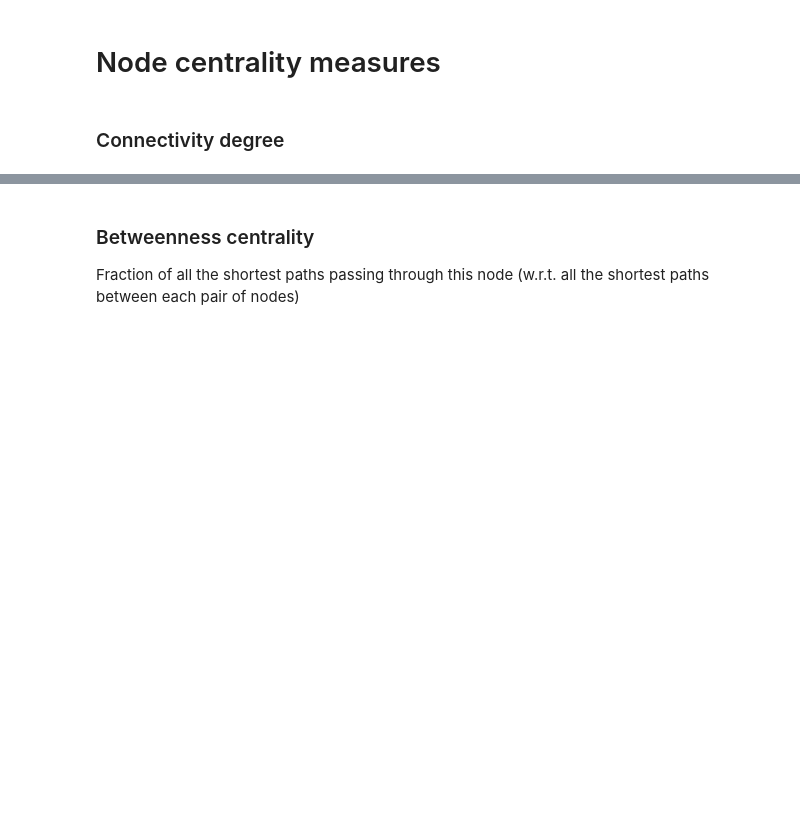
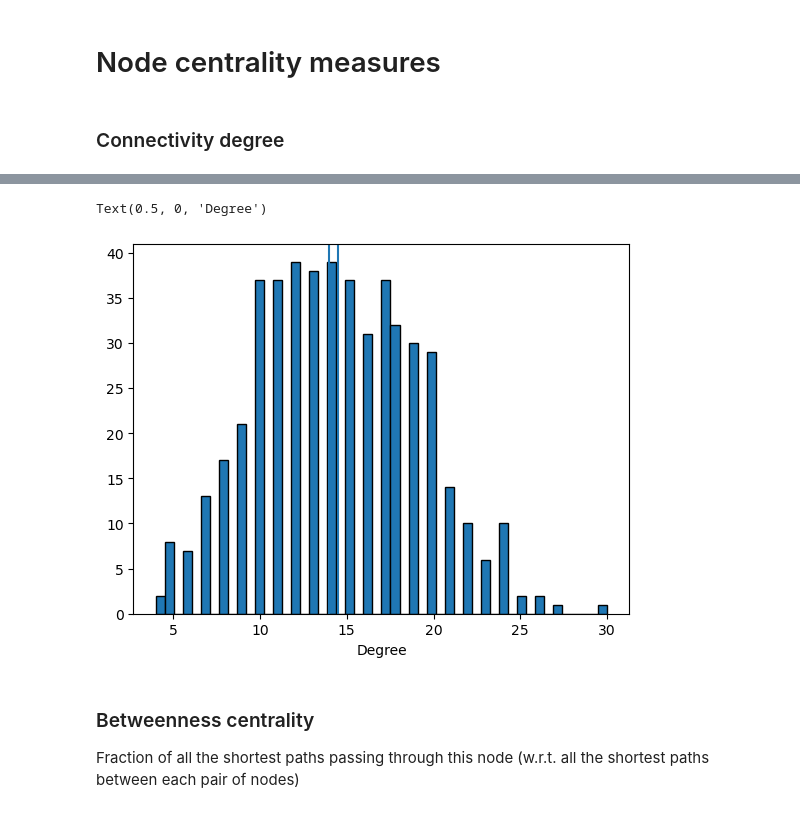
Before and after one commit to FilippoContessa/CNLab, a Jupyter notebook: 02_centrality_measures_and_markov_process.ipynb, the cells around one changed output, grey strips where cells are left out. Cells and saved outputs as stored; diff of their text form; code cells hidden in the pictures; blank space fills up the shorter version.

```diff
--- a/02_centrality_measures_and_markov_process.ipynb
+++ b/02_centrality_measures_and_markov_process.ipynb
@@ -271,3 +328,12 @@ plt.xlabel("Degree")
+# %%
+plt.hist(degree_centrality(A_SBM)[1], bins=50,edgecolor='black')
+plt.axvline(np.mean(degree_centrality(A_SBM)[1]))
+plt.axvline(np.median(degree_centrality(A_SBM)[1]))
+plt.xlabel("Degree")
+# Non è gaussiana in quanto i numeri non possono essere negativi, e quindi un po' di prob va a dx non potendo andare a sx
+# %% [output]
+Text(0.5, 0, 'Degree')
+[figure, added]
 # %% [markdown]
 ### Betweenness centrality
 Fraction of all the shortest paths passing through this node (w.r.t. all the shortest paths between each pair of nodes)
```
Also changed, not shown: parts of 30 cells of this notebook.
